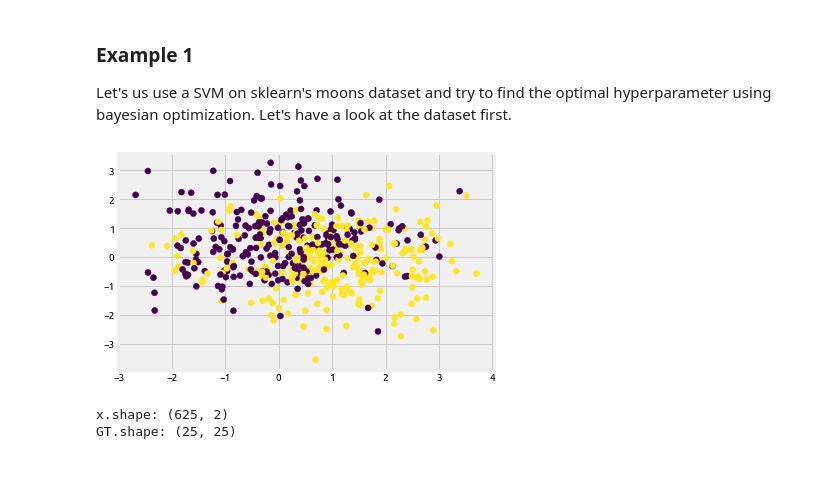
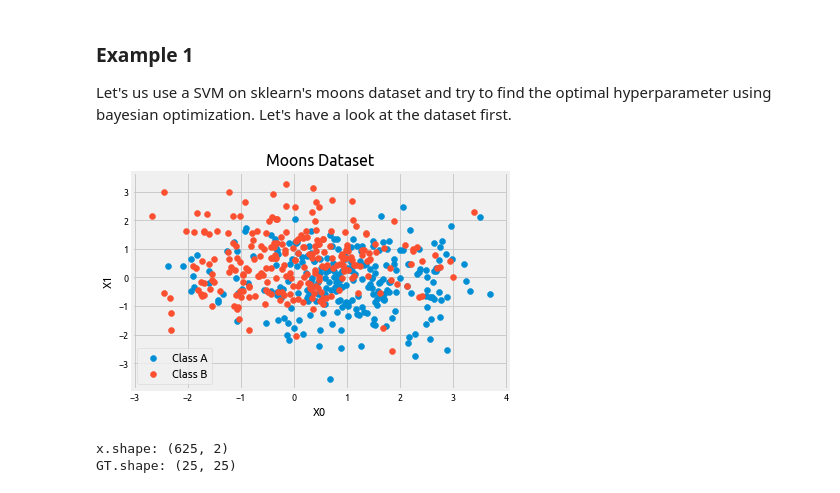
Before and after one commit to distillpub/post--bayesian-optimization, a Jupyter notebook: public/images/bandit-learning-gp.ipynb, the cells around one changed output. Cells and saved outputs as stored; diff of their text form; code cells hidden in the pictures.

```diff
--- a/public/images/bandit-learning-gp.ipynb
+++ b/public/images/bandit-learning-gp.ipynb
@@ -56,17 +56,20 @@ plt.style.use('fivethirtyeight')
 %matplotlib inline
 # %%
 # plotting styles
-plt.rcParams['font.family'] = 'serif'
-plt.rcParams['font.serif'] = 'Ubuntu'
-plt.rcParams['font.monospace'] = 'Ubuntu Mono'
-plt.rcParams['font.size'] = 12
-plt.rcParams['axes.labelsize'] = 12
-plt.rcParams['axes.labelweight'] = 'normal'
-plt.rcParams['xtick.labelsize'] = 10
-plt.rcParams['ytick.labelsize'] = 10
-plt.rcParams['legend.fontsize'] = 12
-plt.rcParams['figure.titlesize'] = 14
-plt.rcParams['lines.linewidth']= 2.7
+
+def nnsvm(i=0):
+    plt.rcParams['font.family'] = 'serif'
+    plt.rcParams['font.serif'] = 'Ubuntu'
+    plt.rcParams['font.monospace'] = 'Ubuntu Mono'
+    plt.rcParams['font.size'] = 12 + i
+    plt.rcParams['axes.labelsize'] = 12 + i
+    plt.rcParams['axes.labelweight'] = 'normal'
+    plt.rcParams['xtick.labelsize'] = 10 + i
+    plt.rcParams['ytick.labelsize'] = 10 + i
+    plt.rcParams['legend.fontsize'] = 12 + i
+    plt.rcParams['figure.titlesize'] = 14 + i
+    plt.rcParams['lines.linewidth']= 2.7
+nnsvm(-1)
 alpha_plt = 0.4 # beautification
 
 # gifs stuff
@@ -1126,15 +1129,23 @@ from sklearn.svm import SVC
 import matplotlib as mpl
 from sklearn.model_selection import train_test_split
 # %%
+nnsvm(-1)
 seed = 0
 X, y = make_moons(n_samples=500, shuffle=True, noise=1, random_state=seed)
 X_train, X_test, y_train, y_test = train_test_split(X, y, test_size=0.2, random_state=seed)
 
-plt.scatter(X[:, 0], X[:, 1], c = y)
+mask = (y == 1)
+plt.scatter(X[mask][:, 0], X[mask][:, 1], label="Class A")
+mask = (y == 0)
+plt.scatter(X[mask][:, 0], X[mask][:, 1], label="Class B")
+plt.legend(loc='top right')
+plt.xlabel("X0")
+plt.title('Moons Dataset')
+plt.ylabel("X1")
 plt.savefig("MAB_gifs/moons.svg", bbox_inches="tight")
 plt.show()
 # %% [output]
-[figure, old version]
+[figure, new version]
 # %%
 def f(Listofpoints):
     '''Given a grid of hyperparameters we fit the SVM and return
```
Also changed, not shown: parts of 25 cells of this notebook, 17 other files.
